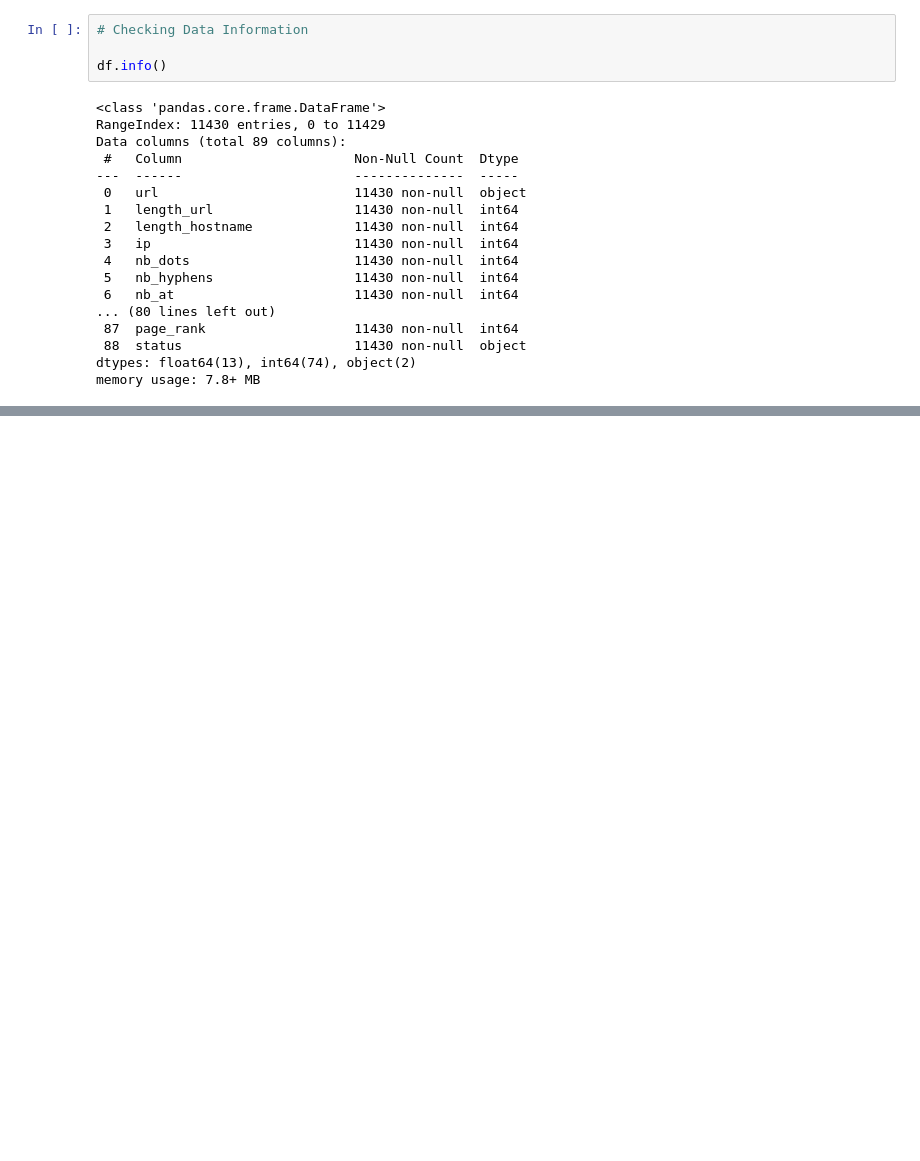
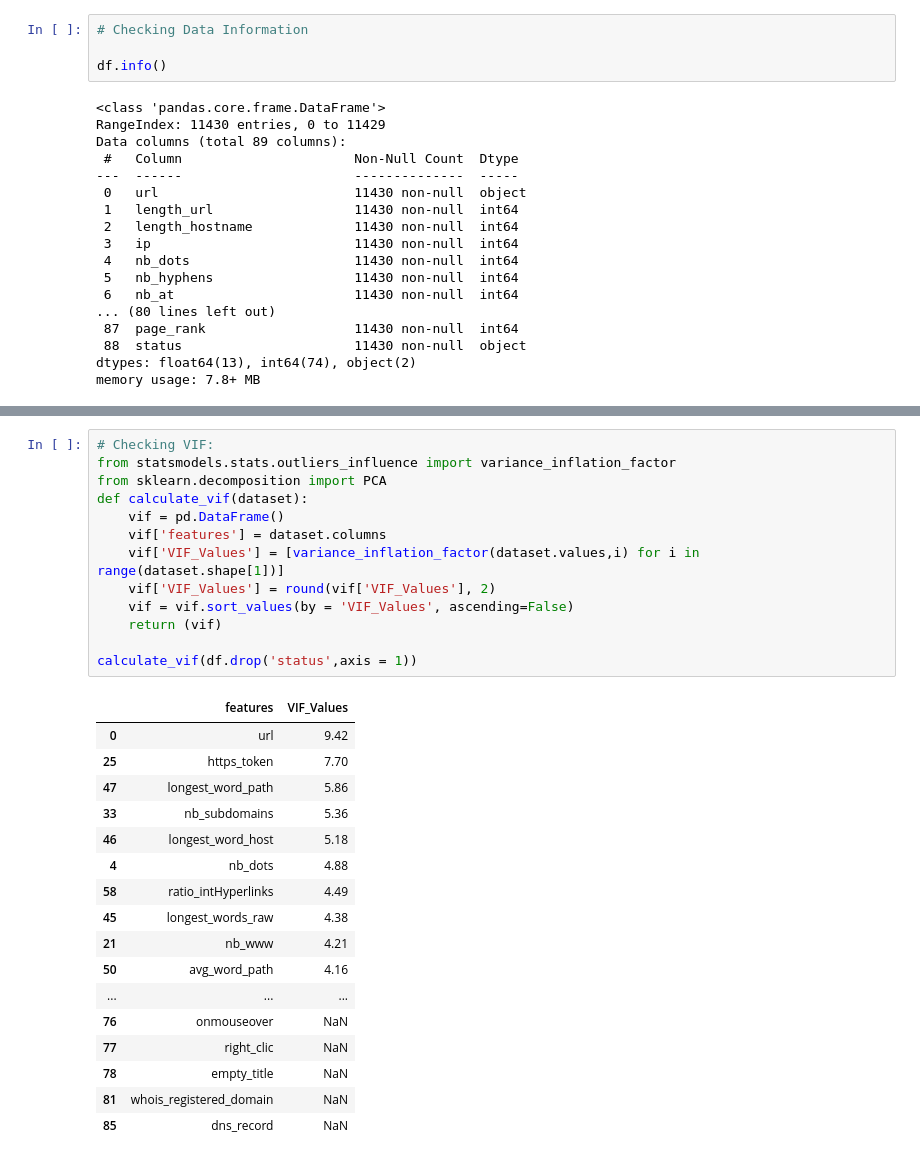
Before and after one commit to mukeshmagar543/CODEB_Internship, a Jupyter notebook: Model.ipynb, the cells around one changed output, grey strips where cells are left out. Saved outputs shown, nothing was run; the diff lists cells and outputs as text; blank space fills up the shorter version.

```diff
--- a/Model.ipynb
+++ b/Model.ipynb
@@ -69,0 +191,31 @@ memory usage: 7.8+ MB
+# %%
+# Checking VIF:
+from statsmodels.stats.outliers_influence import variance_inflation_factor
+from sklearn.decomposition import PCA
+def calculate_vif(dataset):
+    vif = pd.DataFrame()
+    vif['features'] = dataset.columns
+    vif['VIF_Values'] = [variance_inflation_factor(dataset.values,i) for i in range(dataset.shape[1])]
+    vif['VIF_Values'] = round(vif['VIF_Values'], 2)
+    vif = vif.sort_values(by = 'VIF_Values', ascending=False)
+    return (vif)
+
+calculate_vif(df.drop('status',axis = 1))
+# %% [output]
+|  | features | VIF_Values |
+| 0 | url | 9.42 |
+| 25 | https_token | 7.70 |
+| 47 | longest_word_path | 5.86 |
+| 33 | nb_subdomains | 5.36 |
+| 46 | longest_word_host | 5.18 |
+| 4 | nb_dots | 4.88 |
+| 58 | ratio_intHyperlinks | 4.49 |
+| 45 | longest_words_raw | 4.38 |
+| 21 | nb_www | 4.21 |
+| 50 | avg_word_path | 4.16 |
+| ... | ... | ... |
+| 76 | onmouseover | NaN |
+| 77 | right_clic | NaN |
+| 78 | empty_title | NaN |
+| 81 | whois_registered_domain | NaN |
+| 85 | dns_record | NaN |
```
Also changed, not shown: parts of 15 cells of this notebook, 2 other files.
